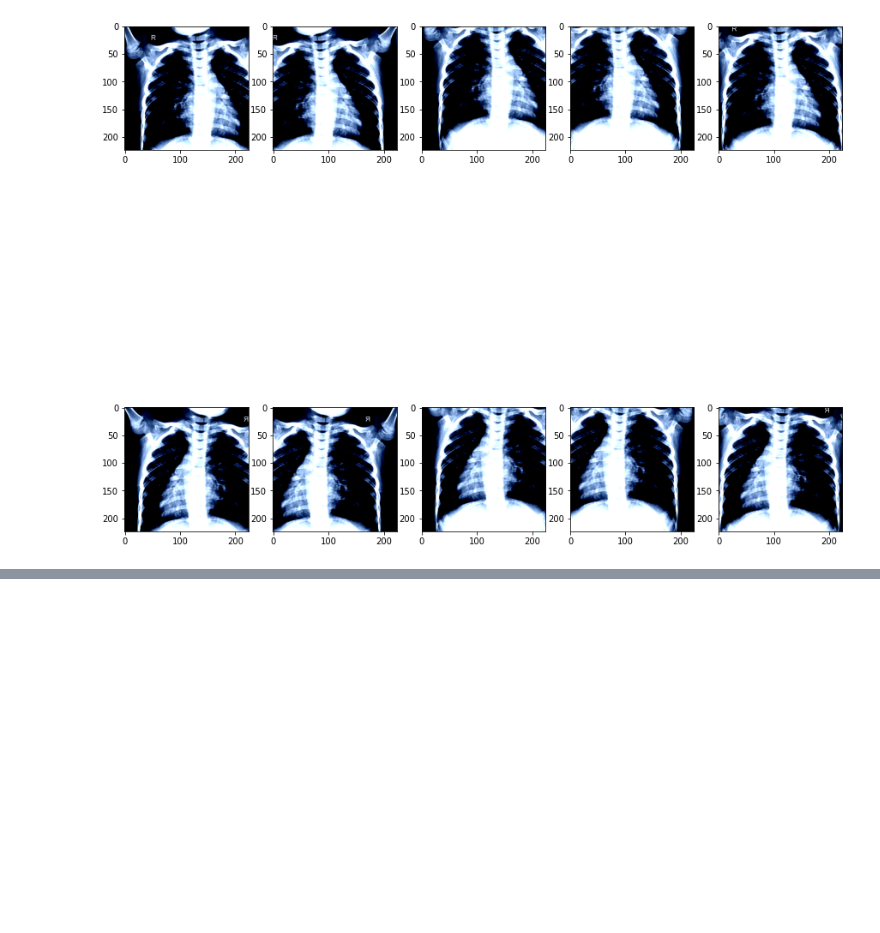
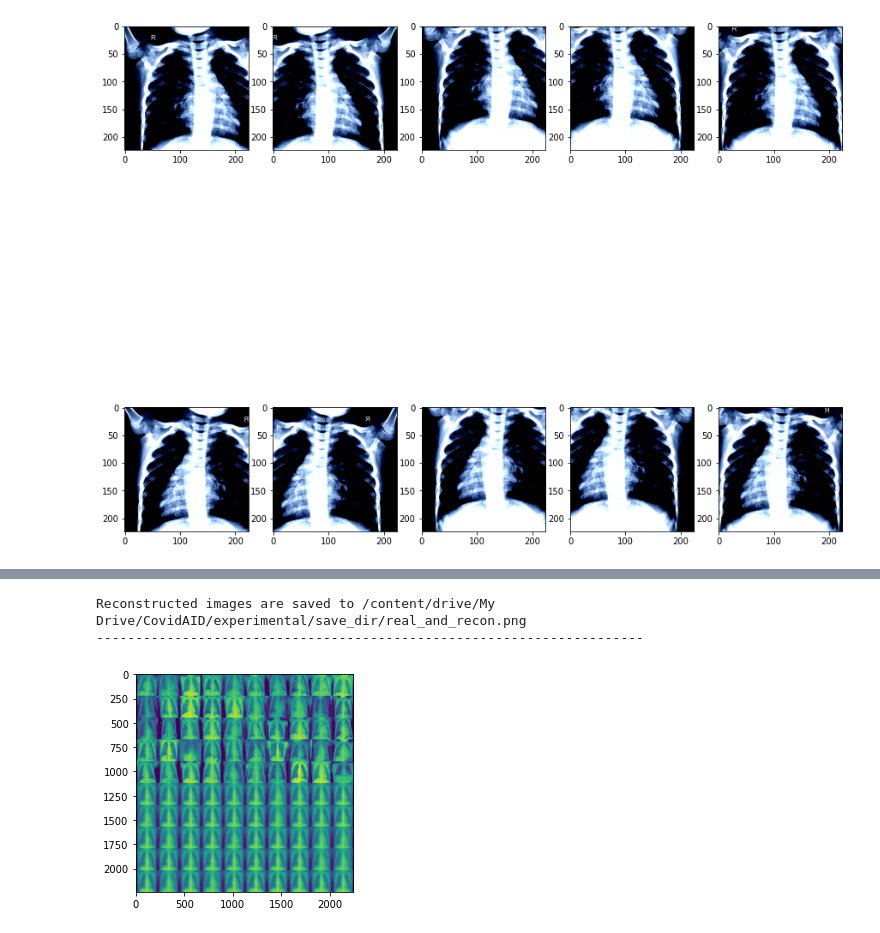
Before and after one commit to Yakuy/CapsNet-Covid19-X-Ray-Detection, a Jupyter notebook: Experimental.ipynb, the cells around one changed output, grey strips where cells are left out. Cells and saved outputs as stored; diff of their text form; code cells hidden in the pictures; blank space fills up the shorter version.

Commit message:
Add Basics CapsNet on CovidAID

```diff
--- a/Experimental.ipynb
+++ b/Experimental.ipynb
@@ -360,13 +362,11 @@ class CapsuleNet(nn.Module):
         self.routings = routings
 
         # Layer 1: Just a conventional Conv2D layer
-        self.conv1 = nn.Conv2d(input_size[0], 256, kernel_size=9, stride=1, padding=0)
-
+        self.conv1 = nn.Conv2d(input_size[0], 256, kernel_size=25, stride=2, padding=0)
         # Layer 2: Conv2D layer with `squash` activation, then reshape to [None, num_caps, dim_caps]
-        self.primarycaps = PrimaryCapsule(256, 256, 8, kernel_size=9, stride=2, padding=0)
-
+        self.primarycaps = PrimaryCapsule(256, 256, 8, kernel_size=25, stride=16, padding=0)
         # Layer 3: Capsule layer. Routing algorithm works here.
-        self.digitcaps = DenseCapsule(in_num_caps=32*6*6, in_dim_caps=8,
+        self.digitcaps = DenseCapsule(in_num_caps=32*5*5, in_dim_caps=8,
                                       out_num_caps=classes, out_dim_caps=16, routings=routings)
 
         # Decoder network.
@@ -438,7 +438,7 @@ def test(model, test_loader, args):
     test_loss = 0
     correct = 0
     for x, y in test_loader:
-        y = torch.zeros(y.size(0), 10).scatter_(1, y.view(-1, 1), 1.)
+        y = torch.zeros(y.size(0), 3).scatter_(1, y.view(-1, 1), 1)
         x, y = Variable(x.cuda(), volatile=True), Variable(y.cuda())
         y_pred, x_recon = model(x)
         test_loss += caps_loss(y, y_pred, x, x_recon, args.lam_recon).data * x.size(0)  # sum up batch loss
@@ -478,7 +478,8 @@ def train(model, train_loader, test_loader, args):
         ti = time()
         training_loss = 0.0
         for i, (x, y) in enumerate(train_loader):  # batch training
-            y = torch.zeros(y.size(0), 10).scatter_(1, y.view(-1, 1), 1.)  # change to one-hot coding
+            #print(x, y)
+            y = torch.zeros(y.size(0), 3).scatter_(1, y.view(-1, 1), 1)  # change to one-hot coding
             x, y = Variable(x.cuda()), Variable(y.cuda())  # convert input data to GPU Variable
 
             optimizer.zero_grad()  # set gradients of optimizer to zero
@@ -716,0 +701,10 @@ torch.Size([10, 3, 224, 224])
+# %%
+# define model
+model = CapsuleNet(input_size=[3, 224, 224], classes=3, routings=3)
+model.cuda()
+print(model)
+
+#32*47*47 -> 7088
+#32*x^2 -> 800
+# x^2 = 25
+# x = 5
@@ -716,0 +728,12 @@ torch.Size([10, 3, 224, 224])
+# %%
+# train or test
+if args.weights is not None:  # init the model weights with provided one
+    model.load_state_dict(torch.load(args.weights))
+if not args.testing:
+    train(model, train_loader, test_loader, args)
+else:  # testing
+    if args.weights is None:
+        print('No weights are provided. Will test using random initialized weights.')
+    test_loss, test_acc = test(model=model, test_loader=test_loader, args=args)
+    print('test acc = %.4f, test loss = %.5f' % (test_acc, test_loss))
+    show_reconstruction(model, test_loader, 50, args)
@@ -716,0 +757,5 @@ torch.Size([10, 3, 224, 224])
+# %%
+test_loss, test_acc = test(model=model, test_loader=test_loader, args=args)
+print('test acc = %.4f, test loss = %.5f' % (test_acc, test_loss))
+show_reconstruction(model, test_loader, 50, args)
+# %% [output]
@@ -716,0 +763,3 @@ torch.Size([10, 3, 224, 224])
+Reconstructed images are saved to /content/drive/My Drive/CovidAID/experimental/save_dir/real_and_recon.png
+----------------------------------------------------------------------
+[figure, added]
```
Also changed, not shown: parts of 10 cells of this notebook.
